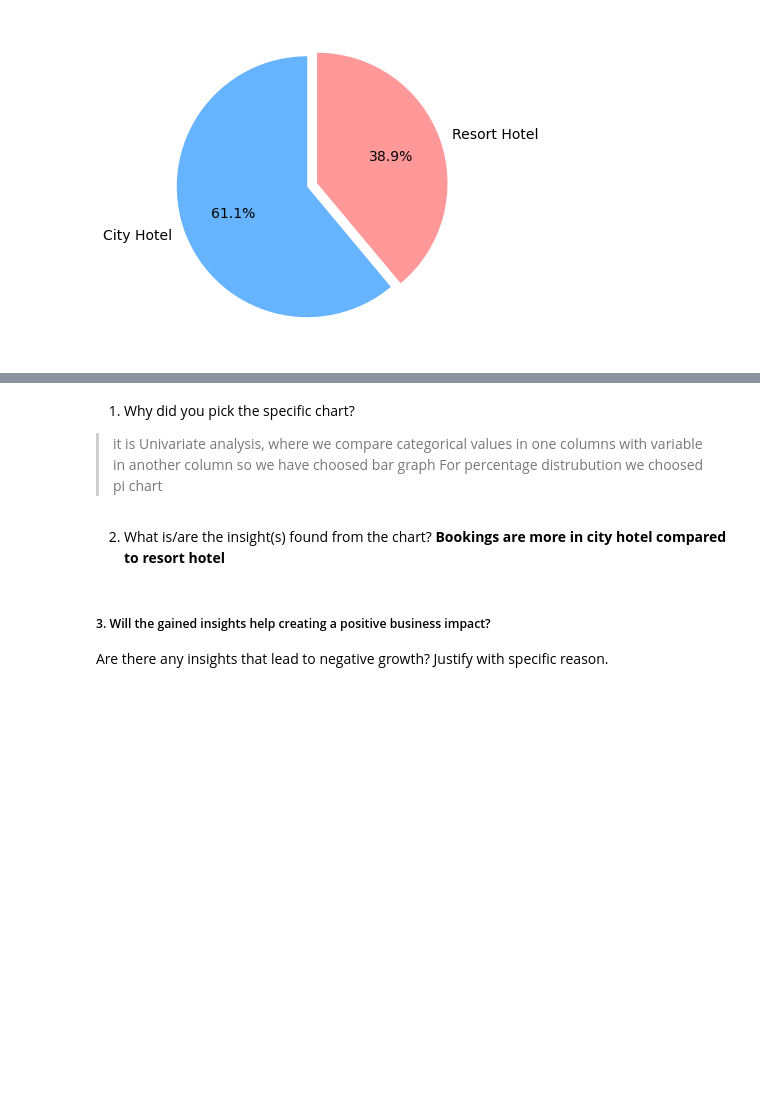
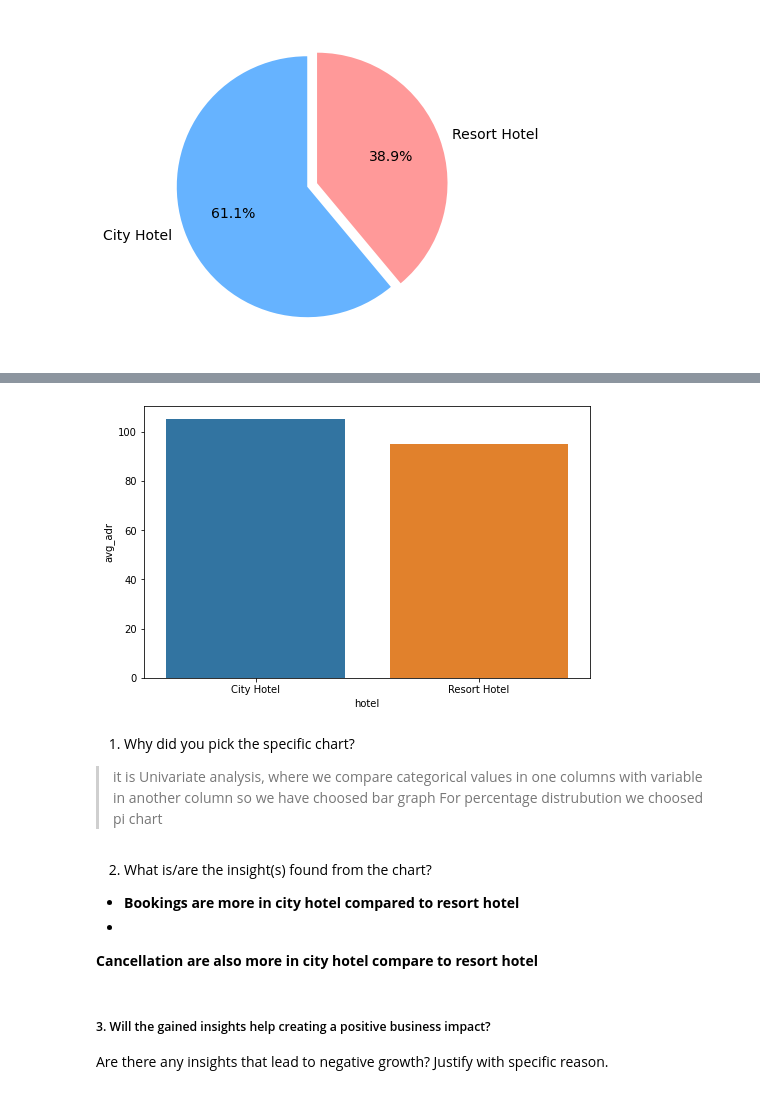
Before and after one commit to Udaya12692/Capstone-priject-Hotel-booking-, a Jupyter notebook: EDA_Hotel_Booking_Analysis_Final.ipynb, the cells around one changed output, grey strips where cells are left out. Drawn from its saved outputs; the diff is of its cells as text; code cells hidden in the pictures; blank space fills up the shorter version.

```diff
--- a/EDA_Hotel_Booking_Analysis_Final.ipynb
+++ b/EDA_Hotel_Booking_Analysis_Final.ipynb
@@ -290,9 +333,20 @@ plt.pie(sizes, explode=explode, labels=labels, colors=colors, autopct='%1.1f%%',
+# %%
+Rev = grouped_by_hotel['adr'].agg(np.mean).reset_index().rename(columns = {'adr':'avg_adr'})
+plt.figure(figsize = (8,5))
+sns.barplot(x = Rev['hotel'], y = Rev['avg_adr'] )
+plt.show()
+# %% [output]
+[figure, added]
 # %% [markdown]
 1. Why did you pick the specific chart?
  > it is Univariate analysis, where we compare categorical values in one columns with variable in another column so we have choosed bar graph For  percentage distrubution we choosed pi chart
 # %% [markdown]
 2. What is/are the insight(s) found from the chart?
+-
    **Bookings are more in city hotel compared to resort hotel**
+-
+
+   **Cancellation are also more in city hotel compare to resort hotel**
 # %% [markdown]
 ##### 3. Will the gained insights help creating a positive business impact?
 Are there any insights that lead to negative growth? Justify with specific reason.
```
Also changed, not shown: parts of 10 cells of this notebook.
